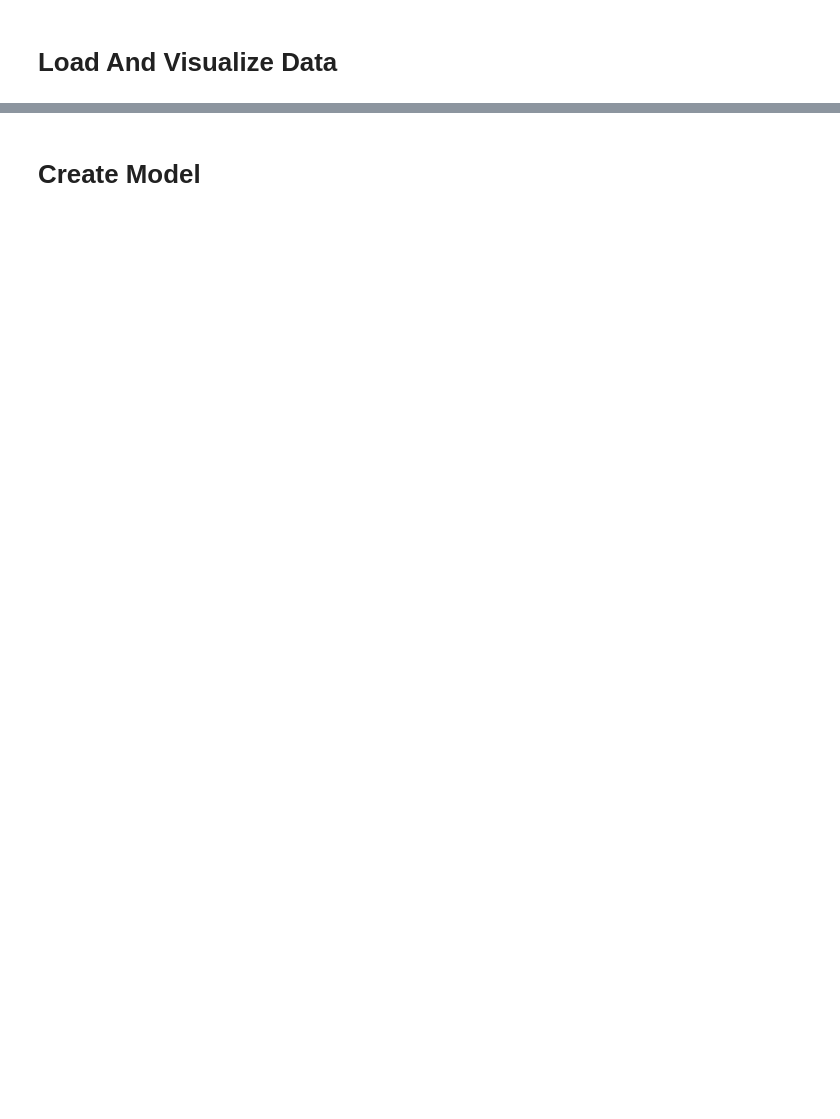
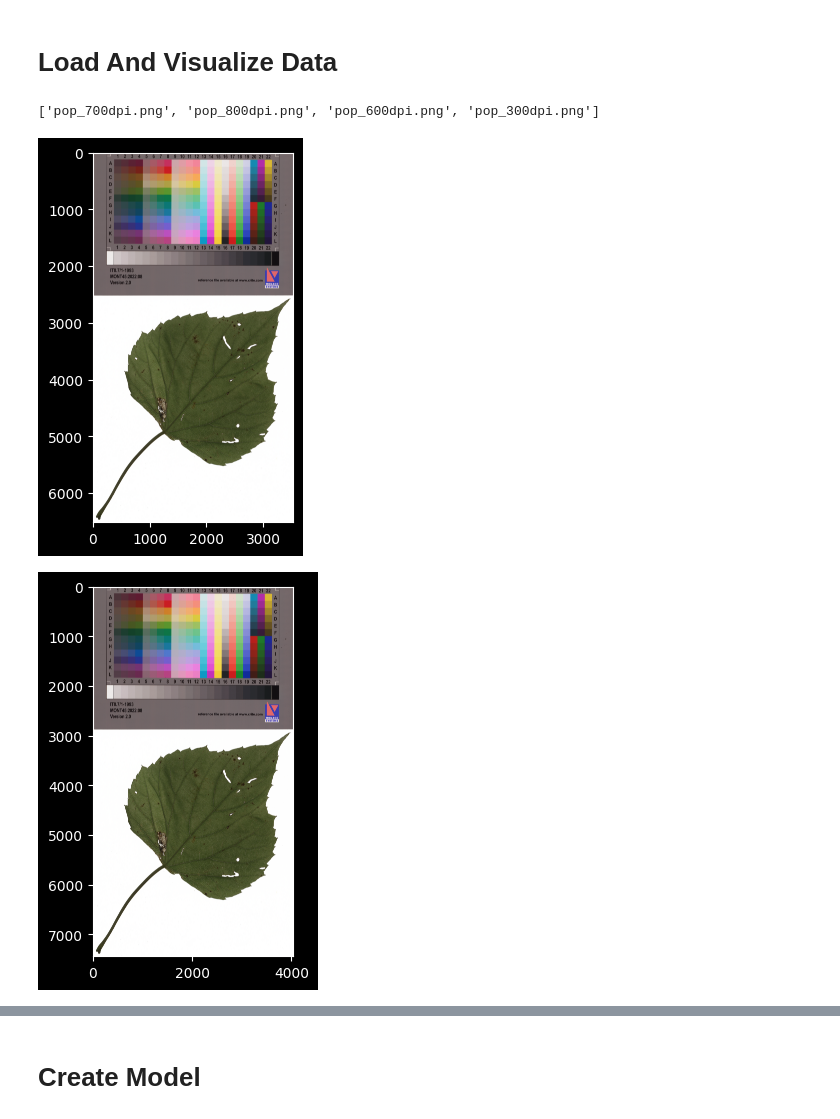
Before and after one commit to pikruse/PennycressWNet, a Jupyter notebook: notebooks/WNetTrain.ipynb, the cells around one changed output, grey strips where cells are left out. Saved outputs shown, nothing was run; the diff lists cells and outputs as text; code cells hidden in the pictures; blank space fills up the shorter version.

```diff
--- a/notebooks/WNetTrain.ipynb
+++ b/notebooks/WNetTrain.ipynb
@@ -41,3 +45,25 @@ device = torch.device(GetLowestGPU(verbose=2))
 ---------------------------
 # %% [markdown]
 # Load And Visualize Data
+# %%
+# define paths
+image_path = '../data/raw/'
+
+# get image names
+image_names = glob.glob(image_path + "*.png")
+image_names = [os.path.basename(x) for x in image_names]
+image_names
+# %% [output]
+['pop_700dpi.png', 'pop_800dpi.png', 'pop_600dpi.png', 'pop_300dpi.png']
+# %%
+images = []
+# plot image
+for image_name in tqdm(image_names):
+    image = Image.open(image_path + image_name)
+    image = np.array(image) / 255
+    images.append(image)
+    plt.imshow(image)
+    plt.show()
+# %% [output]
+[figure, added]
+[figure, added]
```
Also changed, not shown: parts of 5 cells of this notebook, 4 other files.
